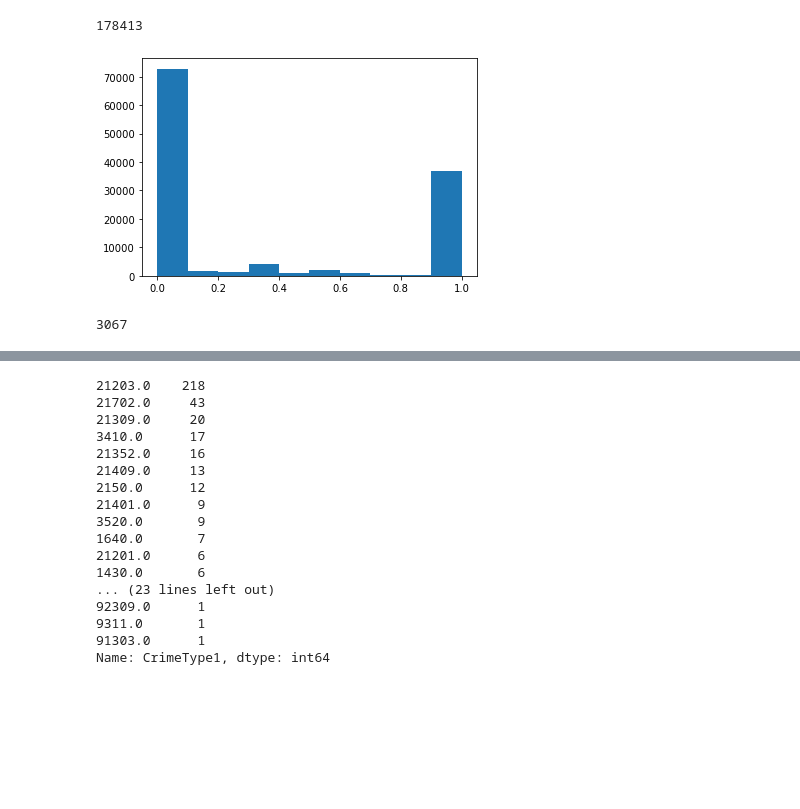
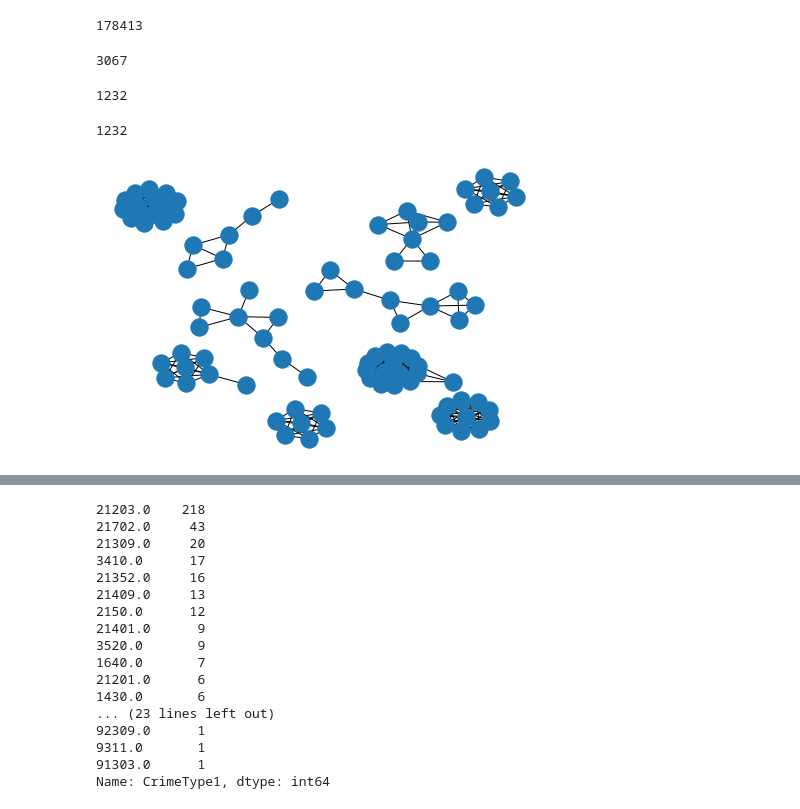
Before and after one commit to santibatte/criminal_communities, a Jupyter notebook: adj_matrix/script_base.ipynb, the cells around one changed output, grey strips where cells are left out. Saved outputs shown, nothing was run; the diff lists cells and outputs as text; code cells hidden in the pictures; blank space fills up the shorter version.

Commit message:
update graficas

```diff
--- a/adj_matrix/script_base.ipynb
+++ b/adj_matrix/script_base.ipynb
@@ -115,14 +115,4 @@ G.number_of_nodes()#cantidad de nodos
 G.number_of_edges()#cantidad de edges
 # %% [output]
 178413
-# %%
-#Histograma de coeficiente de cluster
-# el paquete networks nos permite sacar cualquier metrica de centralidad (eigenvector, betweeness etc)
-h=nx.clustering(G)
-data = list(h.items())
-H=np.array(data)
-plt.hist(H[:,1])
-plt.show()
-# %% [output]
-[figure, removed]
 # %%
@@ -143,3 +133,12 @@ G_2.remove_nodes_from(list(nx.isolates(G_2)))
 G_2.number_of_nodes()
 # %% [output]
 3067
+# %%
+#cantidad de connected components
+nx.number_connected_components(G_2)
+# %% [output]
+1232
+# %%
+nx.number_connected_components(G_2)
+# %% [output]
+1232
@@ -145,0 +200,7 @@ G_2.number_of_nodes()
+# %%
+#GRAFICAMOS NUESTRAS TOP 10 COMUNIDADES
+
+G_top_10 = G.subgraph(a)
+nx.draw(G_top_10, pos=nx.drawing.nx_agraph.graphviz_layout(G_top_10), with_labels=False)
+# %% [output]
+[figure, added]
```
Also changed, not shown: parts of 13 cells of this notebook.
